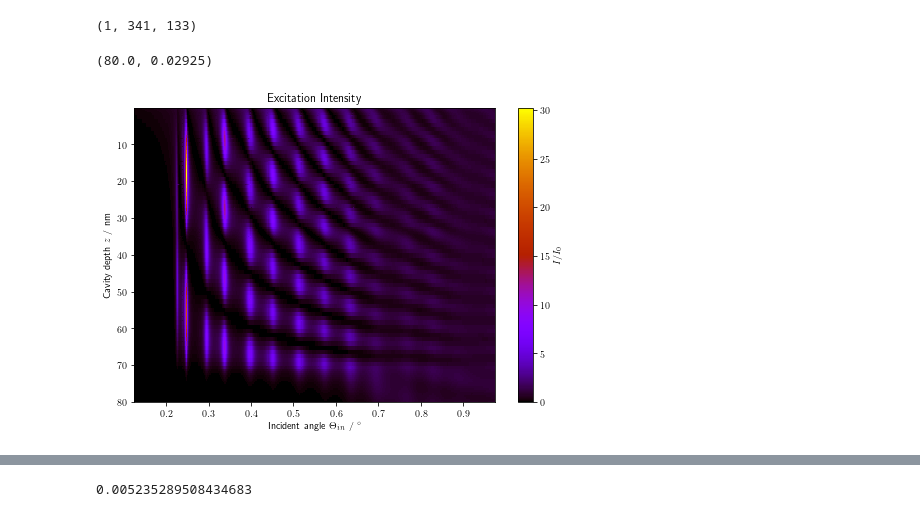
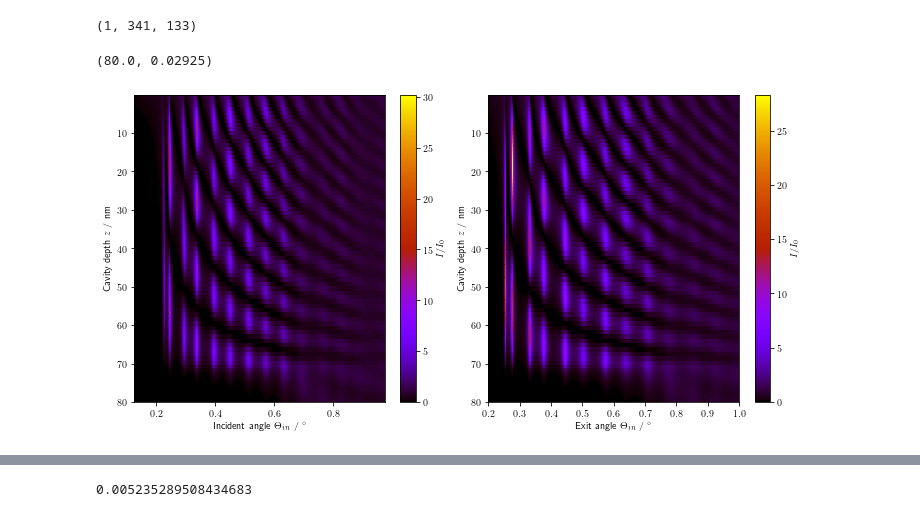
Before and after one commit to F00lWise/Xray-Layer-Fluorescence, a Jupyter notebook: XrayLayerFluorescence - Manual.ipynb, the cells around one changed output, grey strips where cells are left out. Saved outputs shown, nothing was run; the diff lists cells and outputs as text; code cells hidden in the pictures.

```diff
--- a/XrayLayerFluorescence - Manual.ipynb
+++ b/XrayLayerFluorescence - Manual.ipynb
@@ -82,9 +99,10 @@ The axis defined here will only be regarded if the same axes are not specified i
 # %%
 
 energies_in=np.array([7150])
-energies_out=np.array([6400])
-angles_in  = np.linspace(xlf.deg2rad(0.2),xlf.deg2rad(0.55),300) #np.array([xlf.deg2rad(0.3)])#
-angles_out = np.linspace(xlf.deg2rad(0.2),xlf.deg2rad(1.0),300) #np.array(xlf.deg2rad(np.array([0.2,0.3])))#
+#[6403.84,6390.84]
+energies_out=np.array([6403.84])
+angles_in  = np.linspace(xlf.deg2rad(0.2),xlf.deg2rad(1.0),500) #np.array([xlf.deg2rad(0.3)])#
+angles_out = np.linspace(xlf.deg2rad(0.2),xlf.deg2rad(1.0),500) #np.array(xlf.deg2rad(np.array([0.2,0.3])))#
 #xlf.deg2rad(np.array([0.3,0.300001]))#
 axes = {'energies_in': energies_in,
         'energies_out': energies_out,
@@ -258,20 +275,36 @@ cavity.solution.incident_field_amplitude.shape
 # %% [output]
 (1, 341, 133)
 # %%
+cavity.solution.calc_incident_field()
+cavity.solution.calc_emitted_field()
 
 mpl.rcParams['text.usetex'] = True
 
-plt.figure(figsize = (7,5))
+#plt.figure(figsize = (7,5))
+fig, axes = plt.subplots(1,2, figsize = (10,5))
+plt.sca(axes[0])
+
 plt.pcolormesh(xlf.rad2deg(my_problem.angles_in),my_problem.z_axis*1e9, xlf.abs2(cavity.solution.incident_field_amplitude[0,:,:]).T,\
                cmap = 'gnuplot', shading = 'nearest')#norm = mpl.colors.LogNorm(),
 
 plt.ylabel('Cavity depth $z$ / nm')
 plt.xlabel('Incident angle $ { \Theta}_{in}$ / $^\circ$')
-plt.title('Excitation Intensity')
 plt.colorbar(label='$I / I_0$')
 plt.gca().invert_yaxis()
 plt.tight_layout()
 plt.ylim(80,None)
+
+plt.sca(axes[1])
+plt.pcolormesh(xlf.rad2deg(my_problem.angles_out),my_problem.z_axis*1e9, xlf.abs2(cavity.solution.emitted_field_amplitude[0,:,:]).T,\
+               cmap = 'gnuplot', shading = 'nearest')#norm = mpl.colors.LogNorm(),
+
+plt.ylabel('Cavity depth $z$ / nm')
+plt.xlabel('Exit angle $ { \Theta}_{in}$ / $^\circ$')
+plt.colorbar(label='$I / I_0$')
+
+plt.gca().invert_yaxis()
+plt.tight_layout()
+plt.ylim(80,None)
 # %% [output]
 (80.0, 0.02925)
-[figure, old version]
+[figure, new version]
```
Also changed, not shown: parts of 13 cells of this notebook, 5 other files.
